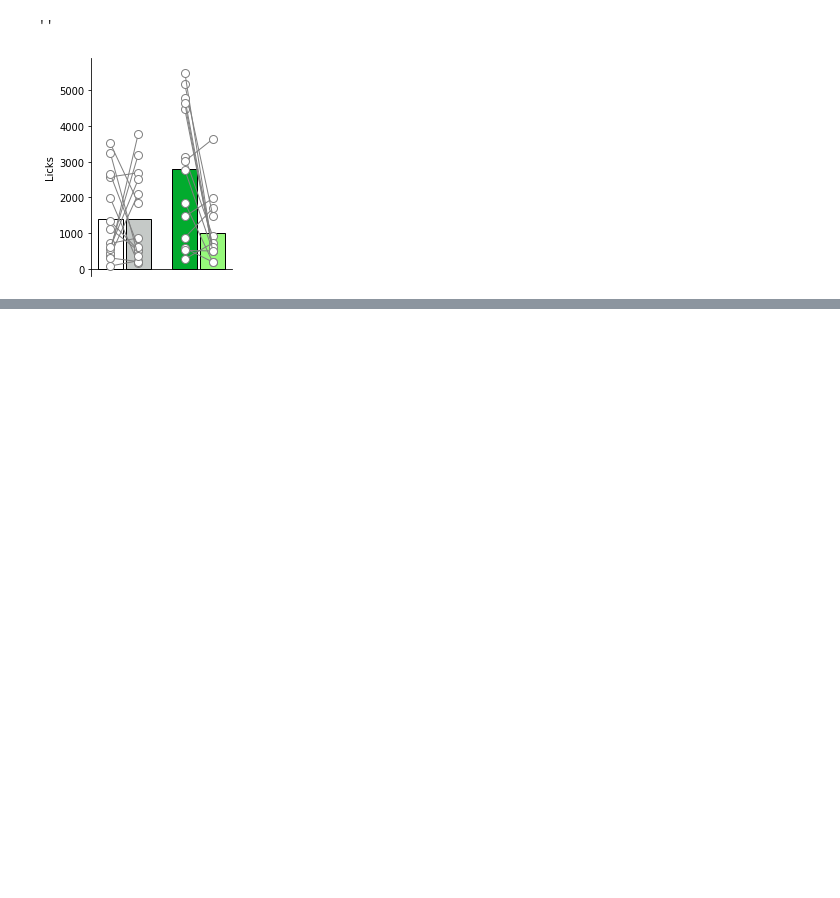
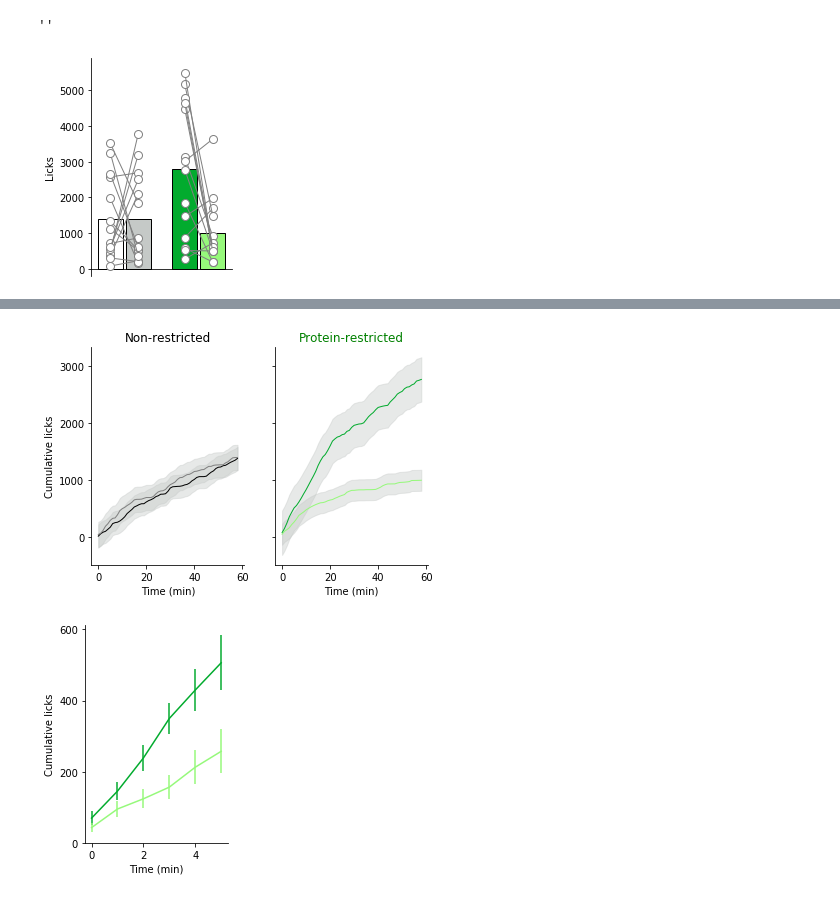
Before and after one commit to mccutcheonlab/IPP1, a Jupyter notebook: notebooks/IPP2-3.ipynb, the cells around one changed output, grey strips where cells are left out. Drawn from its saved outputs; the diff is of its cells as text; code cells hidden in the pictures; blank space fills up the shorter version.

Commit message:
added histogram figure

```diff
--- a/notebooks/IPP2-3.ipynb
+++ b/notebooks/IPP2-3.ipynb
@@ -129,3 +130,21 @@ xvals = [0.5, 1.05, 1.70, 2.25]
+# %%
+# calculate cumulative curves
+
+def cumsum_calc(hists):
+
+    cumsums = []
+    for hist in hists:
+        cumsums.append(np.cumsum(hist))
+
+    mean = np.mean(cumsums, axis=0)
+    sem = np.std(cumsums, axis=0)/np.sqrt(len(cumsums))
+
+    return {'cumsum': cumsums, 'mean': mean, 'sem': sem}
+
+cumsum_C_NR = cumsum_calc(hist1_C_NR)
+cumsum_M_NR = cumsum_calc(hist1_M_NR)
+cumsum_C_PR = cumsum_calc(hist1_C_PR)
+cumsum_M_PR = cumsum_calc(hist1_M_PR)
 # %%
 f, ax = plt.subplots(figsize=(3,4))
 f.subplots_adjust(left=0.25)
@@ -587,3 +172,52 @@ plt.show()
+# %%
+f2, ax = plt.subplots(figsize=(6,4), ncols=2, sharey=True)
+f2.subplots_adjust(left=0.12)
+
+jmfig.shadedError(ax[0], cumsum_C_NR['cumsum'],
+                 linecolor='black', errorcolor = 'xkcd:silver', linewidth=1)
+jmfig.shadedError(ax[0], cumsum_M_NR['cumsum'],
+                 linecolor='grey', errorcolor = 'xkcd:silver', linewidth=1)
+
+jmfig.shadedError(ax[1], cumsum_C_PR['cumsum'],
+                 linecolor=green, errorcolor = 'xkcd:silver', linewidth=1)
+jmfig.shadedError(ax[1], cumsum_M_PR['cumsum'],
+                 linecolor=light_green, errorcolor = 'xkcd:silver', linewidth=1)
+
+
+
+ax[0].set_ylabel('Cumulative licks')
+ax[0].set_yticks([0, 1000, 2000, 3000])
+
+ax[0].set_title('Non-restricted')
+ax[1].set_title('Protein-restricted', color='g')
+
+for axis in ax:
+    axis.set_xlabel('Time (min)')
+    for sp in ['right', 'top']:
+        axis.spines[sp].set_visible(False)
+
+f2.savefig('..\\figs\\IPP_hist.pdf', dpi=600)
+
+f3, ax = plt.subplots(figsize=(3,4))
+f3.subplots_adjust(left=0.24)
+
+xvals = np.arange(0, 6)
+ax.errorbar(xvals, cumsum_C_PR['mean'][:6], yerr=cumsum_C_PR['sem'][:6], color=green)
+ax.errorbar(xvals, cumsum_M_PR['mean'][:6], yerr=cumsum_M_PR['sem'][:6], color=light_green)
+
+ax.set_ylabel('Cumulative licks')
+ax.set_yticks([0, 200, 400, 600])
+
+ax.set_xlabel('Time (min)')
+for sp in ['right', 'top']:
+        ax.spines[sp].set_visible(False)
+
+f3.savefig('..\\figs\\IPP_hist_red.pdf', dpi=600)
+
+#ax.set_xlim([-1, 6])
+# %% [output]
+[figure, added]
+[figure, added]
 # %%
 def dividelicks(licks, time):
     before = [x for x in licks if x < time]
```
Also changed, not shown: parts of 13 cells of this notebook.
